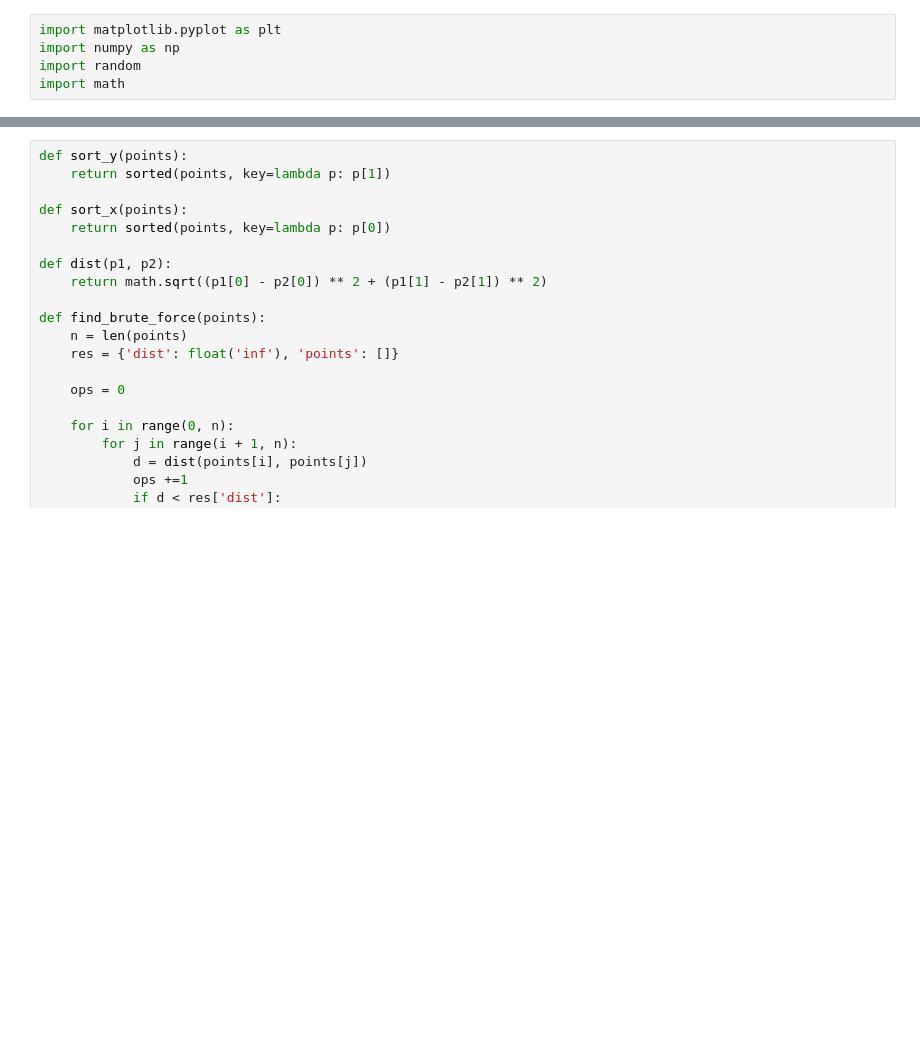
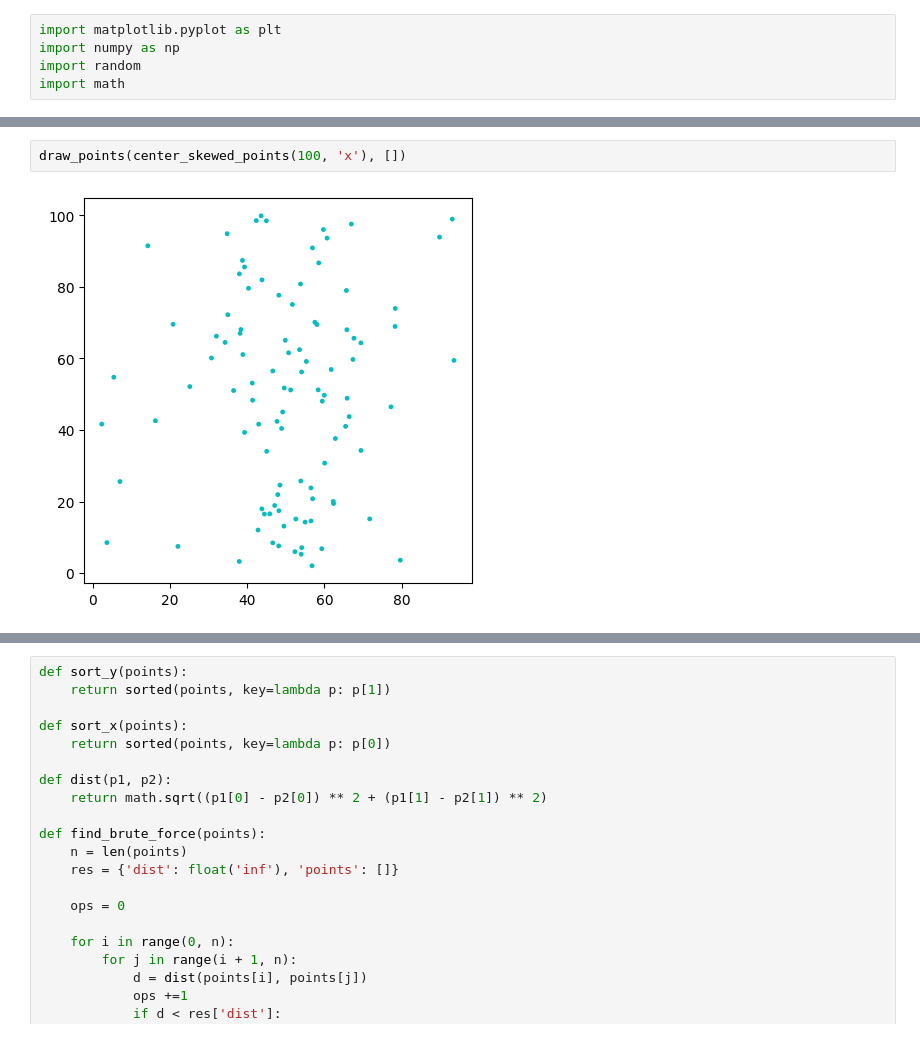
Before and after one commit to yurtsiv/pwr, a Jupyter notebook: masters/semester-2/mpa/lab5/Lab 5.ipynb, the cells around one changed output, grey strips where cells are left out. Cells and saved outputs as stored; diff of their text form; blank space fills up the shorter version.

```diff
--- a/masters/semester-2/mpa/lab5/Lab 5.ipynb
+++ b/masters/semester-2/mpa/lab5/Lab 5.ipynb
@@ -22,0 +95,4 @@ def random_square_points(n, side = 100):
+# %%
+draw_points(center_skewed_points(100, 'x'), [])
+# %% [output]
+[figure, added]
```
Also changed, not shown: parts of 22 cells of this notebook.
